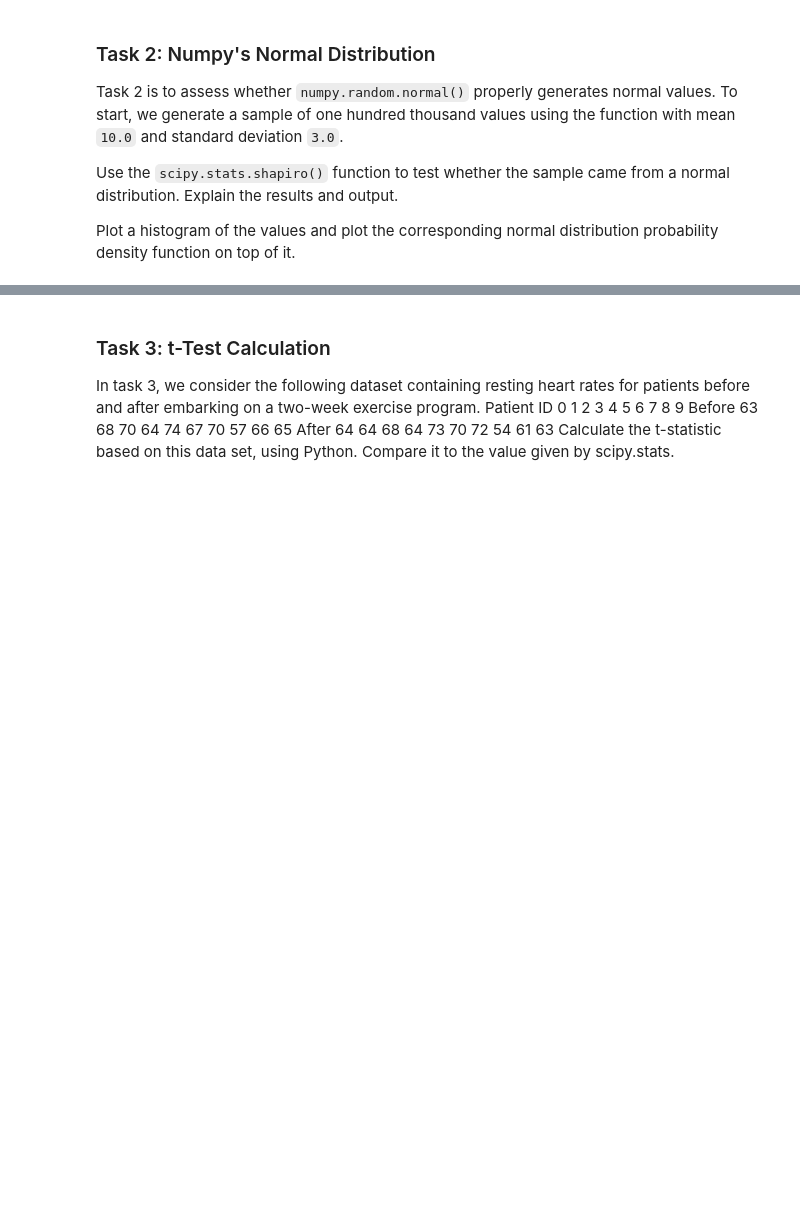
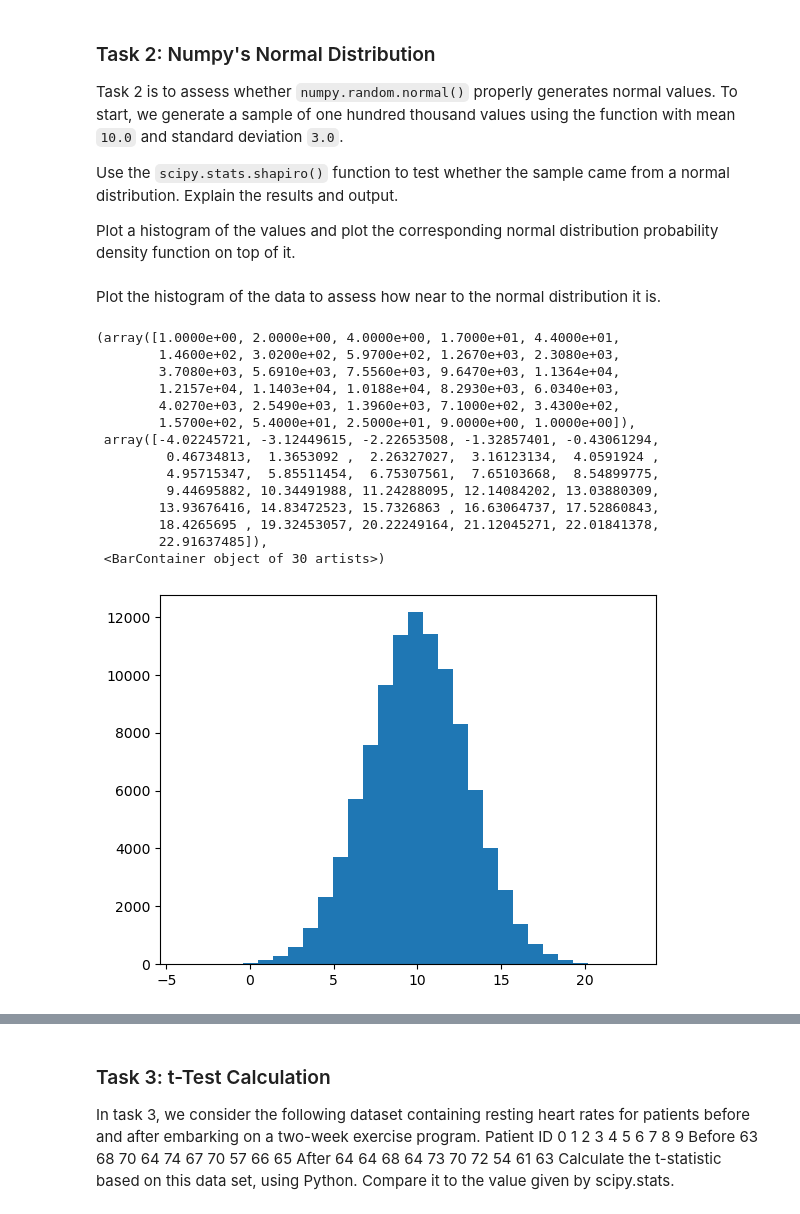
Before and after one commit to kevinsenan/applied_statistics_24_25, a Jupyter notebook: tasks.ipynb, the cells around one changed output, grey strips where cells are left out. Cells and saved outputs as stored; diff of their text form; code cells hidden in the pictures; blank space fills up the shorter version.

```diff
--- a/tasks.ipynb
+++ b/tasks.ipynb
@@ -204,0 +203,23 @@ shapiro_test = stats.shapiro(sample)
+# %% [markdown]
+Plot the histogram of the data to assess how near to the normal distribution it is.
+# %%
+fig, ax = plt.subplots()
+
+# plot histogram of the data
+ax.hist(sample, bins=n_bins)
+# %% [output]
+(array([1.0000e+00, 2.0000e+00, 4.0000e+00, 1.7000e+01, 4.4000e+01,
+        1.4600e+02, 3.0200e+02, 5.9700e+02, 1.2670e+03, 2.3080e+03,
+        3.7080e+03, 5.6910e+03, 7.5560e+03, 9.6470e+03, 1.1364e+04,
+        1.2157e+04, 1.1403e+04, 1.0188e+04, 8.2930e+03, 6.0340e+03,
+        4.0270e+03, 2.5490e+03, 1.3960e+03, 7.1000e+02, 3.4300e+02,
+        1.5700e+02, 5.4000e+01, 2.5000e+01, 9.0000e+00, 1.0000e+00]),
+ array([-4.02245721, -3.12449615, -2.22653508, -1.32857401, -0.43061294,
+         0.46734813,  1.3653092 ,  2.26327027,  3.16123134,  4.0591924 ,
+         4.95715347,  5.85511454,  6.75307561,  7.65103668,  8.54899775,
+         9.44695882, 10.34491988, 11.24288095, 12.14084202, 13.03880309,
+        13.93676416, 14.83472523, 15.7326863 , 16.63064737, 17.52860843,
+        18.4265695 , 19.32453057, 20.22249164, 21.12045271, 22.01841378,
+        22.91637485]),
+ <BarContainer object of 30 artists>)
+[figure, added]
```
Also changed, not shown: parts of 22 cells of this notebook, 1 other file.
